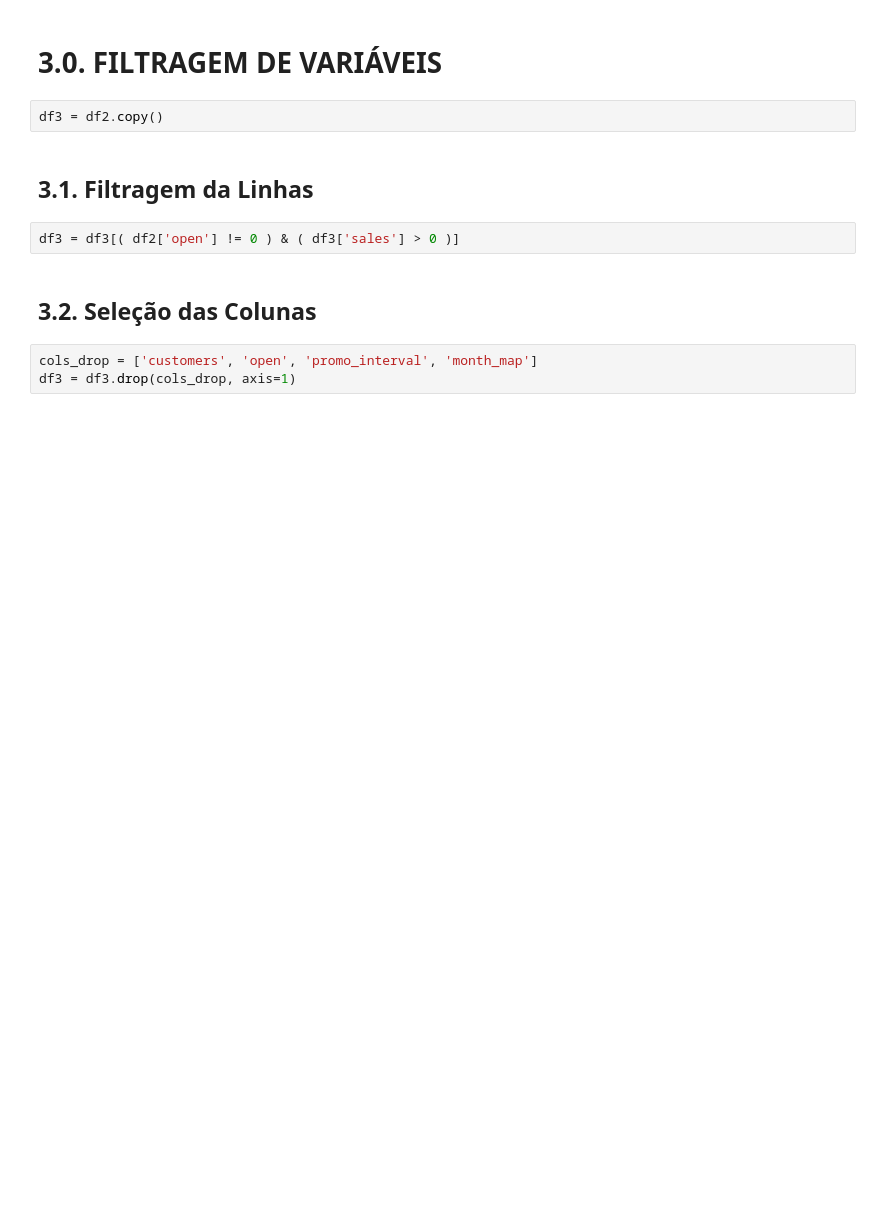
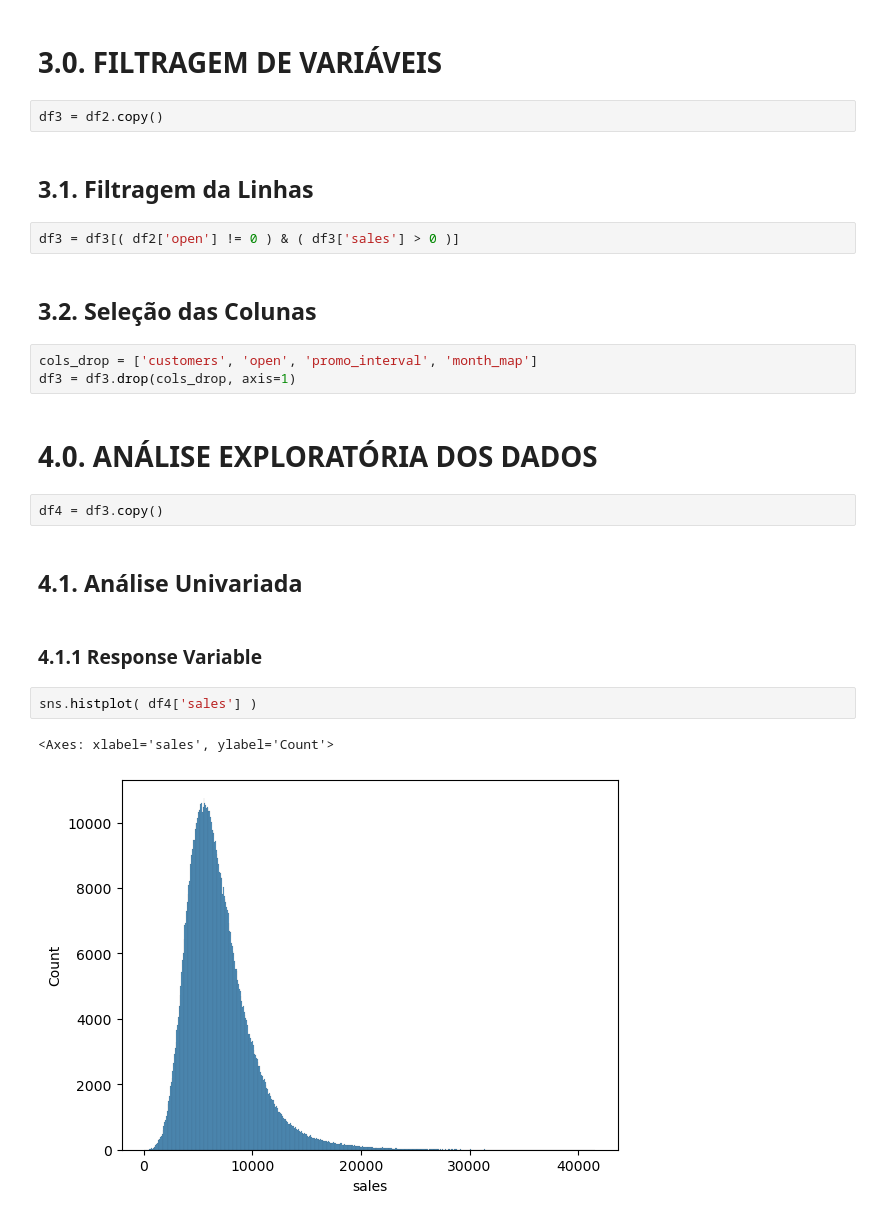
Before and after one commit to MarceloSilv47/rossman_store_sales, a Jupyter notebook: m02_v01_store_sale_prediction.ipynb, the cells around one changed output. Saved outputs shown, nothing was run; the diff lists cells and outputs as text; blank space fills up the shorter version.

```diff
--- a/m02_v01_store_sale_prediction.ipynb
+++ b/m02_v01_store_sale_prediction.ipynb
@@ -332,3 +345,16 @@ df3 = df3[( df2['open'] != 0 ) & ( df3['sales'] > 0 )]
 # %%
 cols_drop = ['customers', 'open', 'promo_interval', 'month_map']
 df3 = df3.drop(cols_drop, axis=1)
+# %% [markdown]
+# 4.0. ANÁLISE EXPLORATÓRIA DOS DADOS
+# %%
+df4 = df3.copy()
+# %% [markdown]
+## 4.1. Análise Univariada
+# %% [markdown]
+### 4.1.1 Response Variable
+# %%
+sns.histplot( df4['sales'] )
+# %% [output]
+<Axes: xlabel='sales', ylabel='Count'>
+[figure, added]
```
Also changed, not shown: parts of 39 cells of this notebook.
